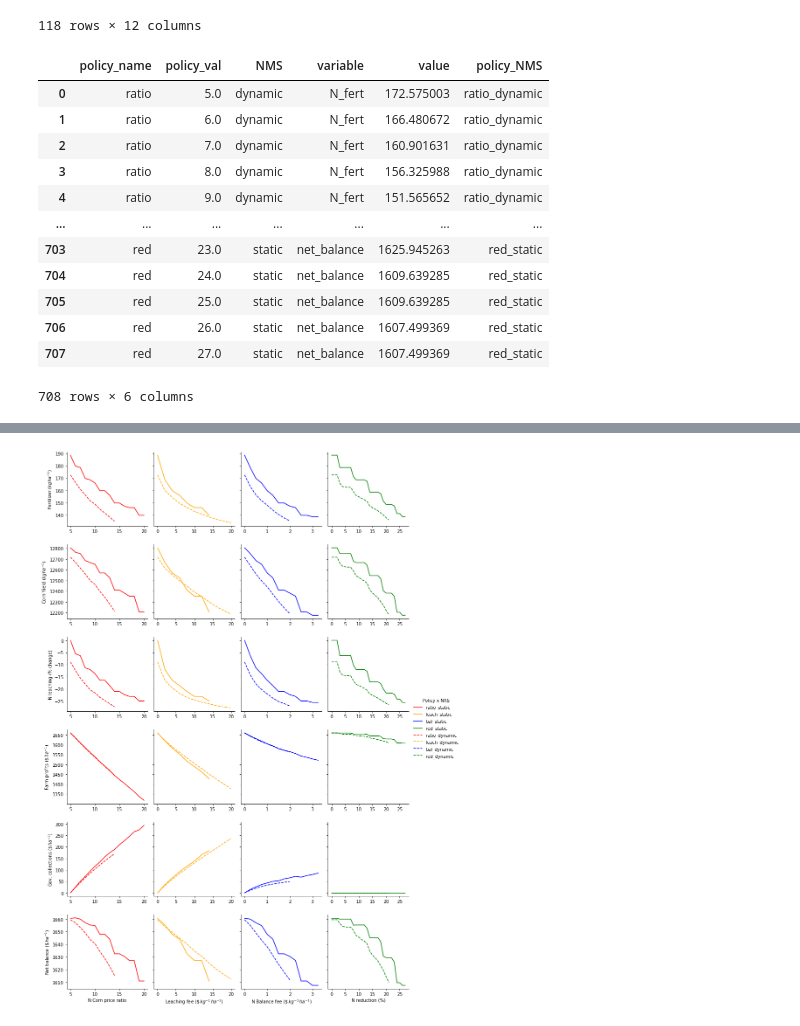
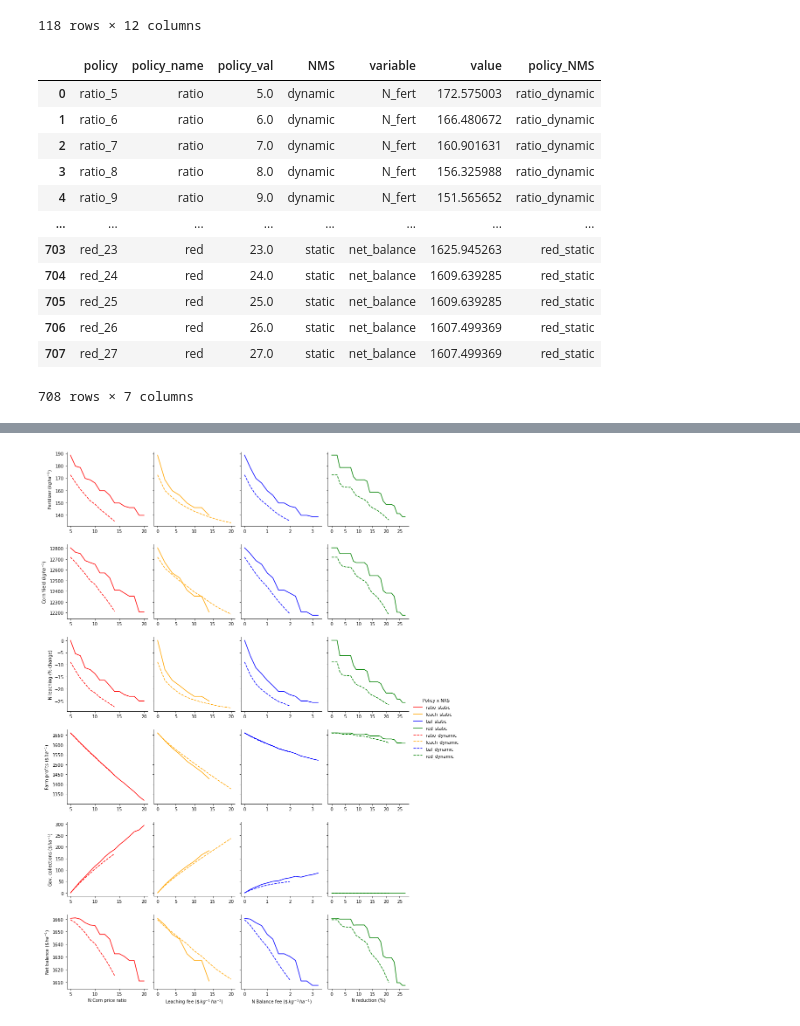
Before and after one commit to germanmandrini/n_policy, a Jupyter notebook: Codes/5b_value_policies_comp.ipynb, the cells around one changed output, grey strips where cells are left out. Saved outputs shown, nothing was run; the diff lists cells and outputs as text; code cells hidden in the pictures.

```diff
--- a/Codes/5b_value_policies_comp.ipynb
+++ b/Codes/5b_value_policies_comp.ipynb
@@ -25,21 +25,21 @@ perfomances_dt5
 | 117 | red_27 | static | 12175.077916 | 32.558052 | 138.587914 | 1607.499369 | 0.000000 | -25.5 | 1607.499369 | 53.105164 | ... |
 118 rows × 12 columns
 # %%
-plot_dt_long = pd.melt(perfomances_dt5, id_vars=['policy_name','policy_val', 'NMS'], value_vars=['N_fert', 'Y_corn', 'L_change', 'P', 'G', 'net_balance'])
+plot_dt_long = pd.melt(perfomances_dt5, id_vars=['policy','policy_name','policy_val', 'NMS'], value_vars=['N_fert', 'Y_corn', 'L_change', 'P', 'G', 'net_balance'])
 # plot_dt_long['policy_name'][plot_dt_long['policy_name'] == 'red'] = 'reduction'
 plot_dt_long['policy_NMS'] = plot_dt_long['policy_name']+'_'+ plot_dt_long['NMS']
 plot_dt_long
 # %% [output]
-|  | policy_name | policy_val | NMS | variable | value | policy_NMS |
-| 0 | ratio | 5.0 | dynamic | N_fert | 172.575003 | ratio_dynamic |
-| 1 | ratio | 6.0 | dynamic | N_fert | 166.480672 | ratio_dynamic |
-| 2 | ratio | 7.0 | dynamic | N_fert | 160.901631 | ratio_dynamic |
-| 3 | ratio | 8.0 | dynamic | N_fert | 156.325988 | ratio_dynamic |
-| 4 | ratio | 9.0 | dynamic | N_fert | 151.565652 | ratio_dynamic |
-| ... | ... | ... | ... | ... | ... | ... |
-| 703 | red | 23.0 | static | net_balance | 1625.945263 | red_static |
-| 704 | red | 24.0 | static | net_balance | 1609.639285 | red_static |
-| 705 | red | 25.0 | static | net_balance | 1609.639285 | red_static |
-| 706 | red | 26.0 | static | net_balance | 1607.499369 | red_static |
-| 707 | red | 27.0 | static | net_balance | 1607.499369 | red_static |
+|  | policy | policy_name | policy_val | NMS | variable | value | policy_NMS |
+| 0 | ratio_5 | ratio | 5.0 | dynamic | N_fert | 172.575003 | ratio_dynamic |
+| 1 | ratio_6 | ratio | 6.0 | dynamic | N_fert | 166.480672 | ratio_dynamic |
+| 2 | ratio_7 | ratio | 7.0 | dynamic | N_fert | 160.901631 | ratio_dynamic |
+| 3 | ratio_8 | ratio | 8.0 | dynamic | N_fert | 156.325988 | ratio_dynamic |
+| 4 | ratio_9 | ratio | 9.0 | dynamic | N_fert | 151.565652 | ratio_dynamic |
+| ... | ... | ... | ... | ... | ... | ... | ... |
+| 703 | red_23 | red | 23.0 | static | net_balance | 1625.945263 | red_static |
+| 704 | red_24 | red | 24.0 | static | net_balance | 1609.639285 | red_static |
+| 705 | red_25 | red | 25.0 | static | net_balance | 1609.639285 | red_static |
+| 706 | red_26 | red | 26.0 | static | net_balance | 1607.499369 | red_static |
+| 707 | red_27 | red | 27.0 | static | net_balance | 1607.499369 | red_static |
-708 rows × 6 columns
+708 rows × 7 columns
```
Also changed, not shown: parts of 1 cell of this notebook, 5 other files.
